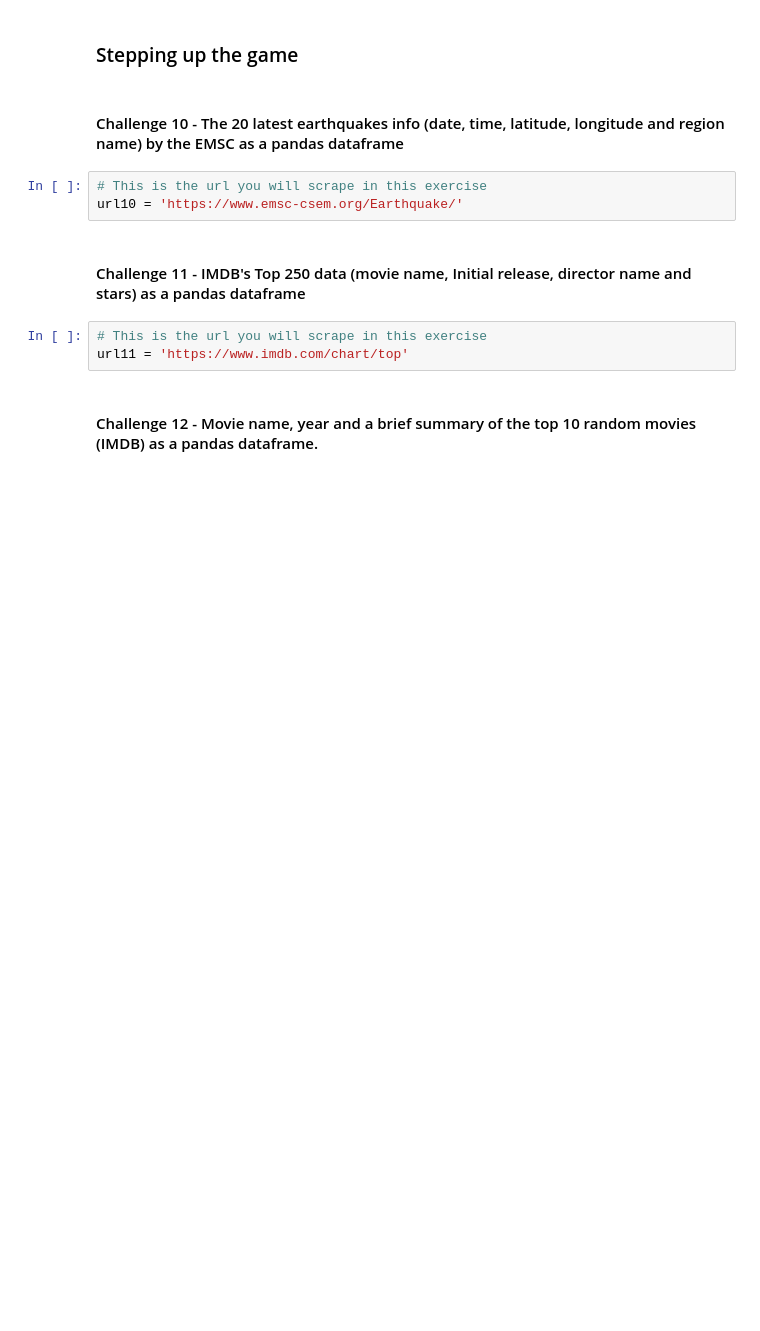
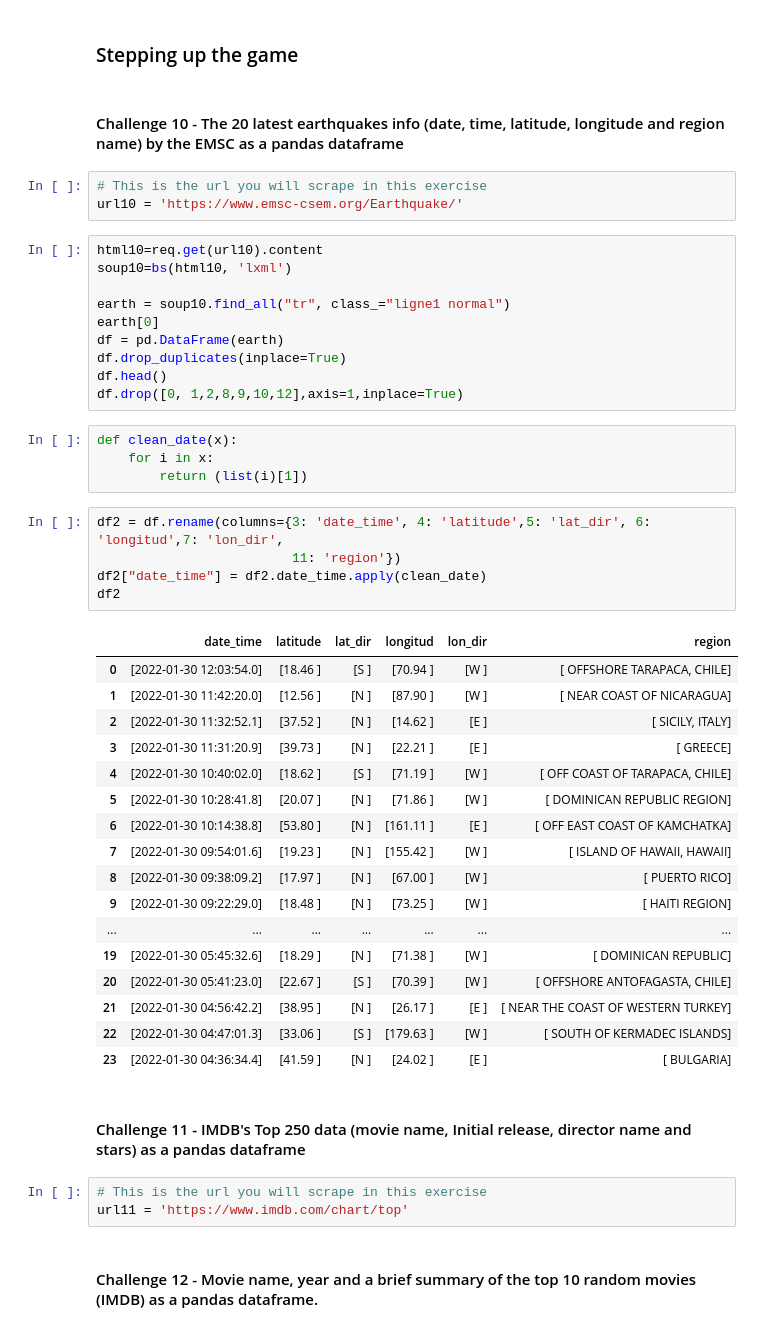
Before and after one commit to Ironhack-Data-Madrid-Enero-2022/lab-web-scraping, a Jupyter notebook: your-code/main.ipynb, the cells around one changed output. Saved outputs shown, nothing was run; the diff lists cells and outputs as text; blank space fills up the shorter version.

```diff
--- a/your-code/main.ipynb
+++ b/your-code/main.ipynb
@@ -428,6 +428,43 @@ df.head(11)
 # %%
 # This is the url you will scrape in this exercise
 url10 = 'https://www.emsc-csem.org/Earthquake/'
+# %%
+html10=req.get(url10).content
+soup10=bs(html10, 'lxml')
+
+earth = soup10.find_all("tr", class_="ligne1 normal")
+earth[0]
+df = pd.DataFrame(earth)
+df.drop_duplicates(inplace=True)
+df.head()
+df.drop([0, 1,2,8,9,10,12],axis=1,inplace=True)
+# %%
+def clean_date(x):
+    for i in x:
+        return (list(i)[1])
+# %%
+df2 = df.rename(columns={3: 'date_time', 4: 'latitude',5: 'lat_dir', 6: 'longitud',7: 'lon_dir',
+                         11: 'region'})
+df2["date_time"] = df2.date_time.apply(clean_date)
+df2
+# %% [output]
+|  | date_time | latitude | lat_dir | longitud | lon_dir | region |
+| 0 | [2022-01-30 12:03:54.0] | [18.46 ] | [S ] | [70.94 ] | [W ] | [ OFFSHORE TARAPACA, CHILE] |
+| 1 | [2022-01-30 11:42:20.0] | [12.56 ] | [N ] | [87.90 ] | [W ] | [ NEAR COAST OF NICARAGUA] |
+| 2 | [2022-01-30 11:32:52.1] | [37.52 ] | [N ] | [14.62 ] | [E ] | [ SICILY, ITALY] |
+| 3 | [2022-01-30 11:31:20.9] | [39.73 ] | [N ] | [22.21 ] | [E ] | [ GREECE] |
+| 4 | [2022-01-30 10:40:02.0] | [18.62 ] | [S ] | [71.19 ] | [W ] | [ OFF COAST OF TARAPACA, CHILE] |
+| 5 | [2022-01-30 10:28:41.8] | [20.07 ] | [N ] | [71.86 ] | [W ] | [ DOMINICAN REPUBLIC REGION] |
+| 6 | [2022-01-30 10:14:38.8] | [53.80 ] | [N ] | [161.11 ] | [E ] | [ OFF EAST COAST OF KAMCHATKA] |
+| 7 | [2022-01-30 09:54:01.6] | [19.23 ] | [N ] | [155.42 ] | [W ] | [ ISLAND OF HAWAII, HAWAII] |
+| 8 | [2022-01-30 09:38:09.2] | [17.97 ] | [N ] | [67.00 ] | [W ] | [ PUERTO RICO] |
+| 9 | [2022-01-30 09:22:29.0] | [18.48 ] | [N ] | [73.25 ] | [W ] | [ HAITI REGION] |
+| ... | ... | ... | ... | ... | ... | ... |
+| 19 | [2022-01-30 05:45:32.6] | [18.29 ] | [N ] | [71.38 ] | [W ] | [ DOMINICAN REPUBLIC] |
+| 20 | [2022-01-30 05:41:23.0] | [22.67 ] | [S ] | [70.39 ] | [W ] | [ OFFSHORE ANTOFAGASTA, CHILE] |
+| 21 | [2022-01-30 04:56:42.2] | [38.95 ] | [N ] | [26.17 ] | [E ] | [ NEAR THE COAST OF WESTERN TURKEY] |
+| 22 | [2022-01-30 04:47:01.3] | [33.06 ] | [S ] | [179.63 ] | [W ] | [ SOUTH OF KERMADEC ISLANDS] |
+| 23 | [2022-01-30 04:36:34.4] | [41.59 ] | [N ] | [24.02 ] | [E ] | [ BULGARIA] |
 # %% [markdown]
 #### Challenge 11 - IMDB's Top 250 data (movie name, Initial release, director name and stars) as a pandas dataframe
 # %%
```
Also changed, not shown: parts of 3 cells of this notebook.
